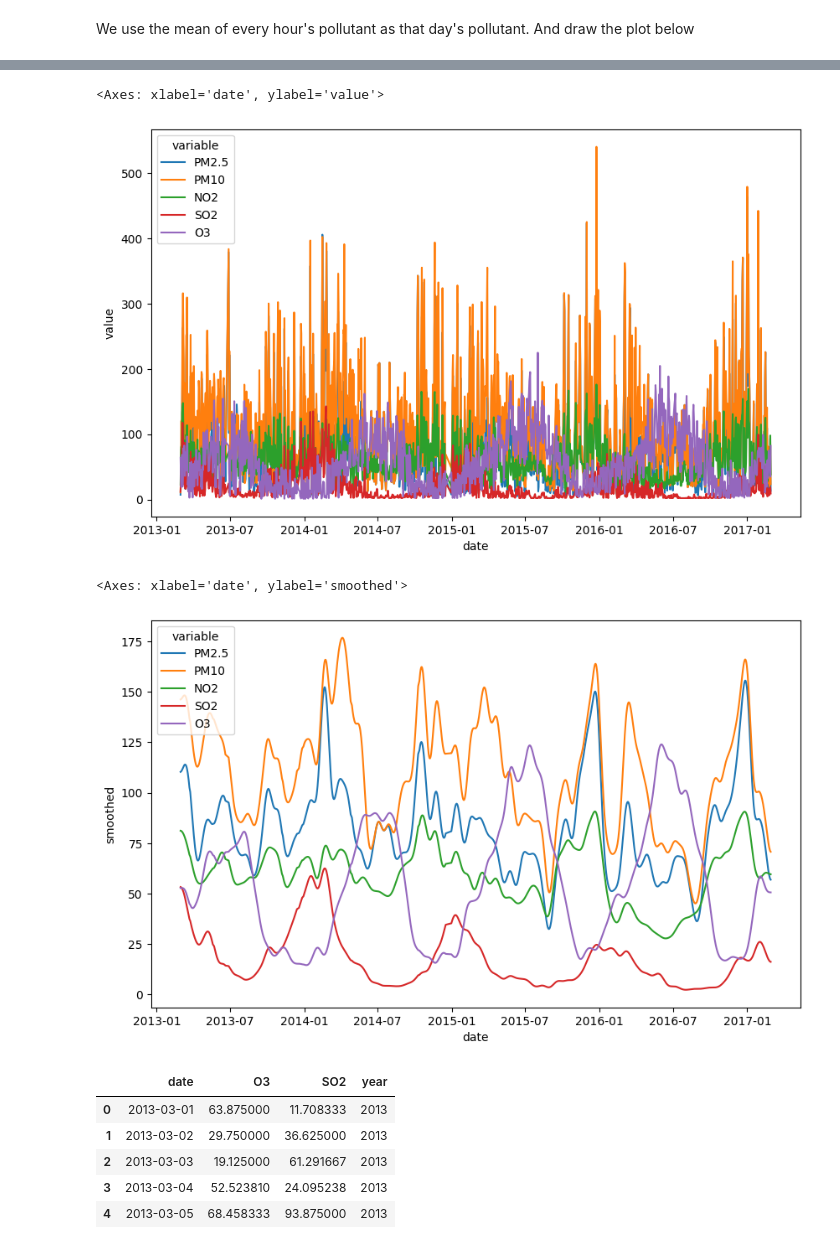
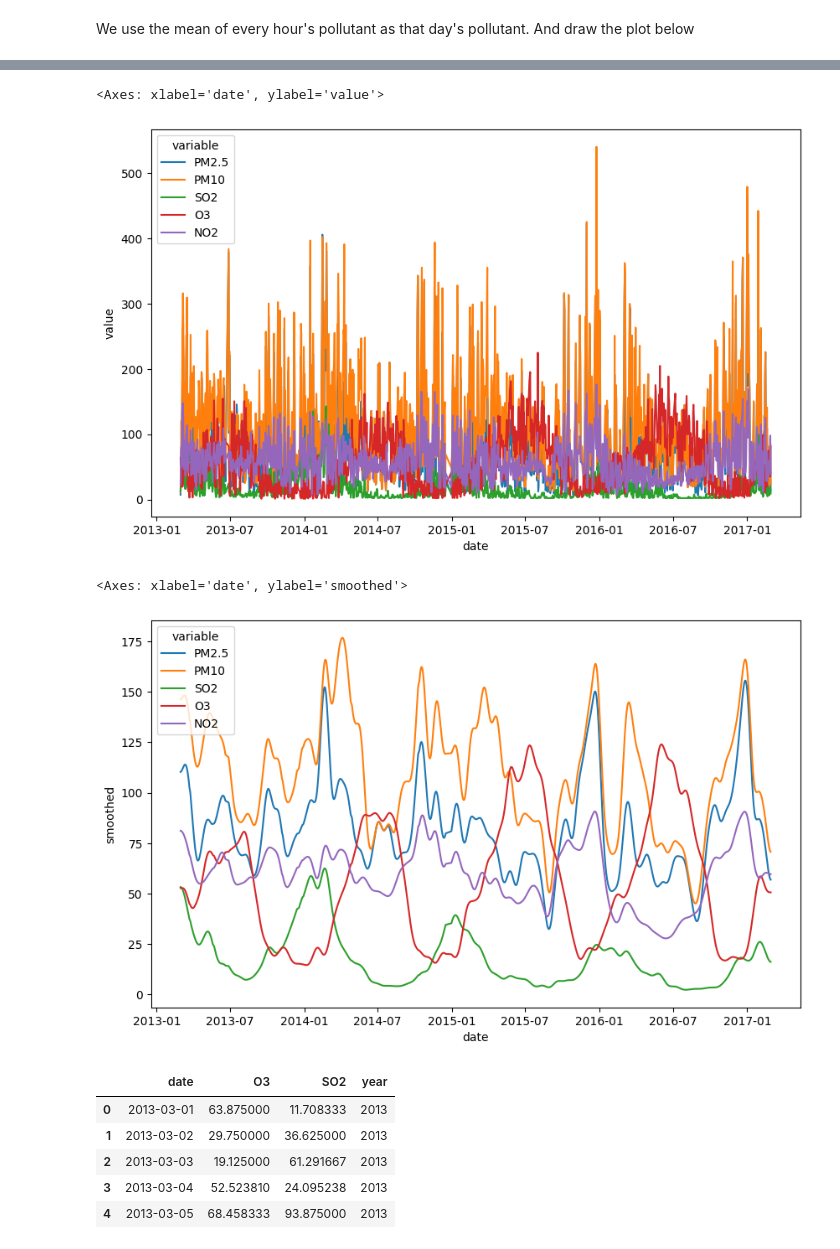
Before and after one commit to Po1ntbreaker/SUSTC_Stat_217_Proj, a Jupyter notebook: Single_variable_analysis.ipynb, the cells around one changed output, grey strips where cells are left out. Cells and saved outputs as stored; diff of their text form; code cells hidden in the pictures.

```diff
--- a/Single_variable_analysis.ipynb
+++ b/Single_variable_analysis.ipynb
@@ -209,9 +195,10 @@ for i, aq in enumerate(Air_Qualities):
 # %%
+Daily_pollutants_of_Aotizhongxin= Air_Quality_Aotizhongxin.groupby(['date'])[['PM2.5','PM10','SO2','O3','NO2']].mean().reset_index()
 plot = plt.figure(figsize=(10, 6))
 sns.lineplot(x='date', y='value', hue='variable', data=pd.melt(Daily_pollutants_of_Aotizhongxin, ['date']))
 # %% [output]
 <Axes: xlabel='date', ylabel='value'>
-[figure, old version]
+[figure, new version]
 # %%
 from scipy.ndimage.filters import gaussian_filter1d
 
@@ -228,7 +215,7 @@ plot = plt.figure(figsize=(10, 6))
 sns.lineplot(x='date', y='smoothed', hue='variable', data=melted_data)
 # %% [output]
 <Axes: xlabel='date', ylabel='smoothed'>
-[figure, old version]
+[figure, new version]
 # %%
 O3_SO2 = Air_Quality_Aotizhongxin[['date', 'O3', 'year', 'SO2']].groupby(['date']).agg({'O3': 'mean', 'SO2': 'mean', 'year': 'first'}).reset_index()
 O3_SO2.head()
```
Also changed, not shown: parts of 3 cells of this notebook.
